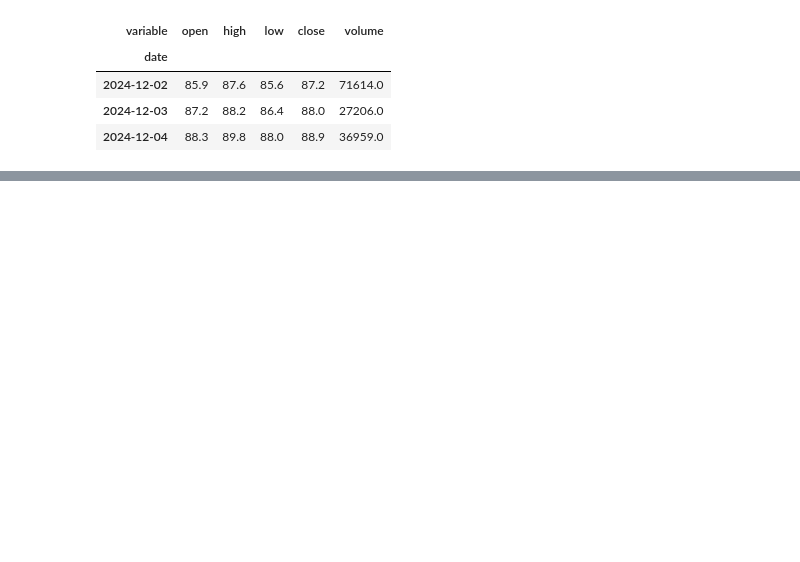
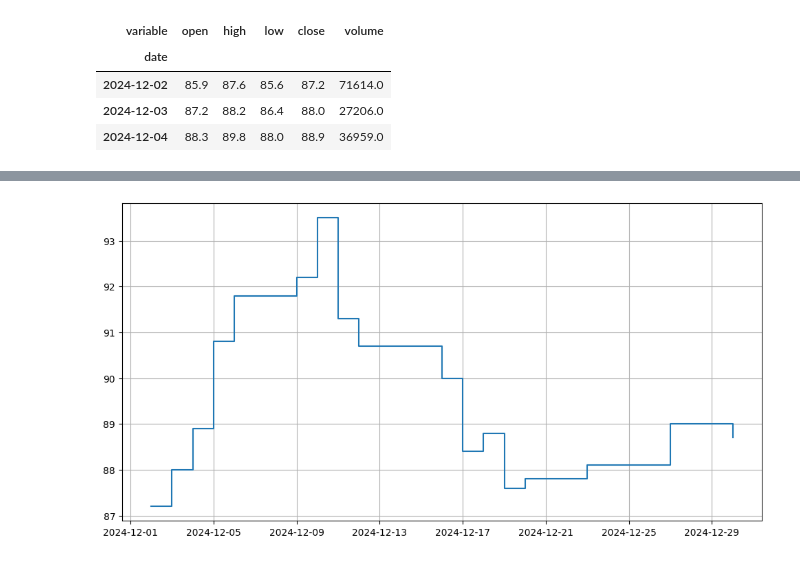
Before and after one commit to wegar-2/jupyter-notebooks, a Jupyter notebook: notebooks/05_good-looking_stock_price_chart.ipynb, the cells around one changed output, grey strips where cells are left out. Saved outputs shown, nothing was run; the diff lists cells and outputs as text; code cells hidden in the pictures; blank space fills up the shorter version.

```diff
--- a/notebooks/05_good-looking_stock_price_chart.ipynb
+++ b/notebooks/05_good-looking_stock_price_chart.ipynb
@@ -119,0 +123,4 @@ sp_ax.plot(citi_dec24.index, citi_dec24["close"], drawstyle="steps-pre")
+# %%
+sp_fig
+# %% [output]
+[figure, added]
```
Also changed, not shown: parts of 6 cells of this notebook, 2 other files.
